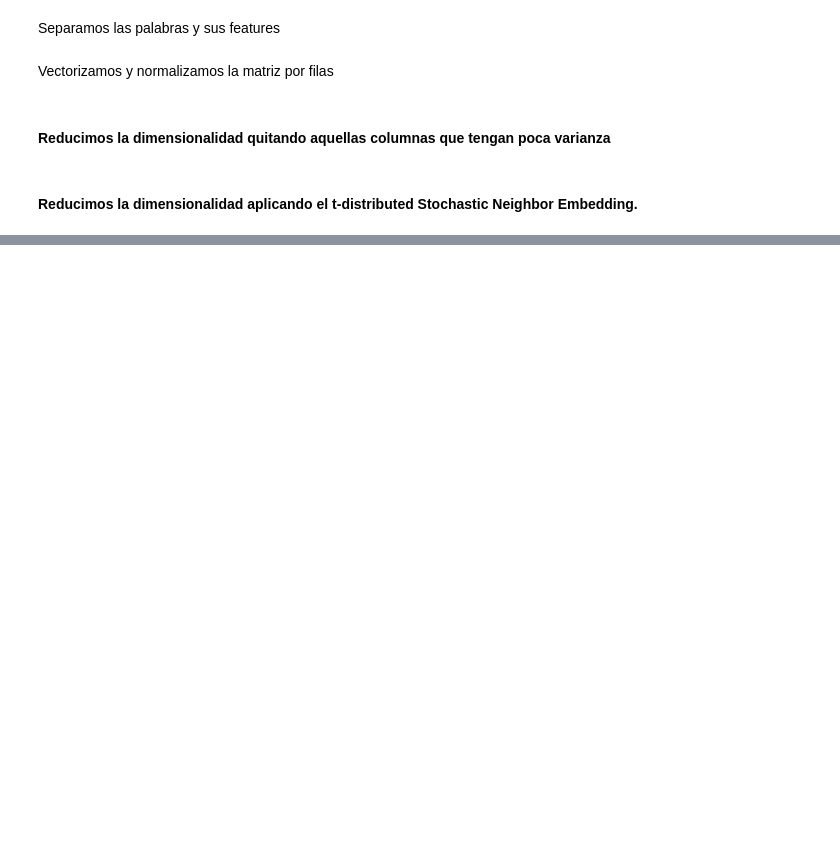
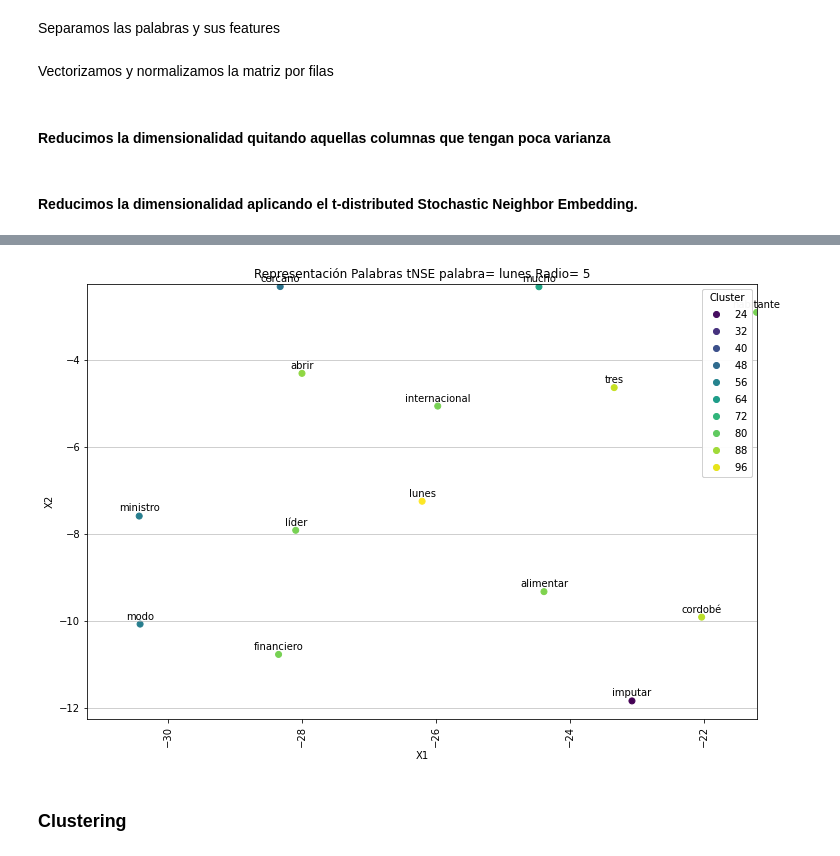
Before and after one commit to mahunz/TexMining, a Jupyter notebook: Word_Clustering.ipynb, the cells around one changed output, grey strips where cells are left out. Saved outputs shown, nothing was run; the diff lists cells and outputs as text; code cells hidden in the pictures; blank space fills up the shorter version.

```diff
--- a/Word_Clustering.ipynb
+++ b/Word_Clustering.ipynb
@@ -358,0 +278,47 @@ print(printer)
+# %%
+def PlotWordRadius(Sword, radio,DS):
+    if 'Cluster' not in DS:
+        DS['Cluster'] = 0
+
+    dword=DS[DS.word == Sword]
+    x = dword.x.values[0]
+    y = dword.y.values[0]
+
+    x_liminf = x-radio
+    x_limsup = x+radio
+    y_liminf = y-radio
+    y_limsup = y+radio
+
+    df_plot = DS[(x_liminf <= DS['x']) & (DS['x']<= x_limsup)&\
+                               (y_liminf <= DS['y']) & (DS['y']<= y_limsup)]
+
+    fig, ax = plt.subplots(figsize=(12, 8))
+
+    scatter = ax.scatter(df_plot.x, df_plot.y, c=df_plot.Cluster)
+
+    legend1 = ax.legend(*scatter.legend_elements(),
+                        loc="upper right", title="Cluster")
+    ax.add_artist(legend1)
+
+
+    plt.title('Representación Palabras tNSE' + ' palabra= ' + Sword + ' Radio= ' + str(radio) )
+    plt.xlabel('X1')
+    plt.ylabel('X2')
+    plt.xlim(x_liminf, x_limsup)
+    plt.ylim(y_liminf, y_limsup)
+
+    for id, vector in df_plot.iterrows():
+           ax.annotate(vector['word'],vector[['x', 'y']],textcoords="offset points",xytext=(0,5),ha='center')
+
+
+    plt.grid(axis='y', alpha=0.75)
+    plt.xticks(rotation=90)
+    plt.show()
+# %%
+Sword = 'lunes'
+
+PlotWordRadius(Sword, 5, DF_matrix_dicc2d)
+# %% [output]
+[figure, added]
+# %% [markdown]
+### Clustering
```
Also changed, not shown: parts of 71 cells of this notebook, 18 other files.
